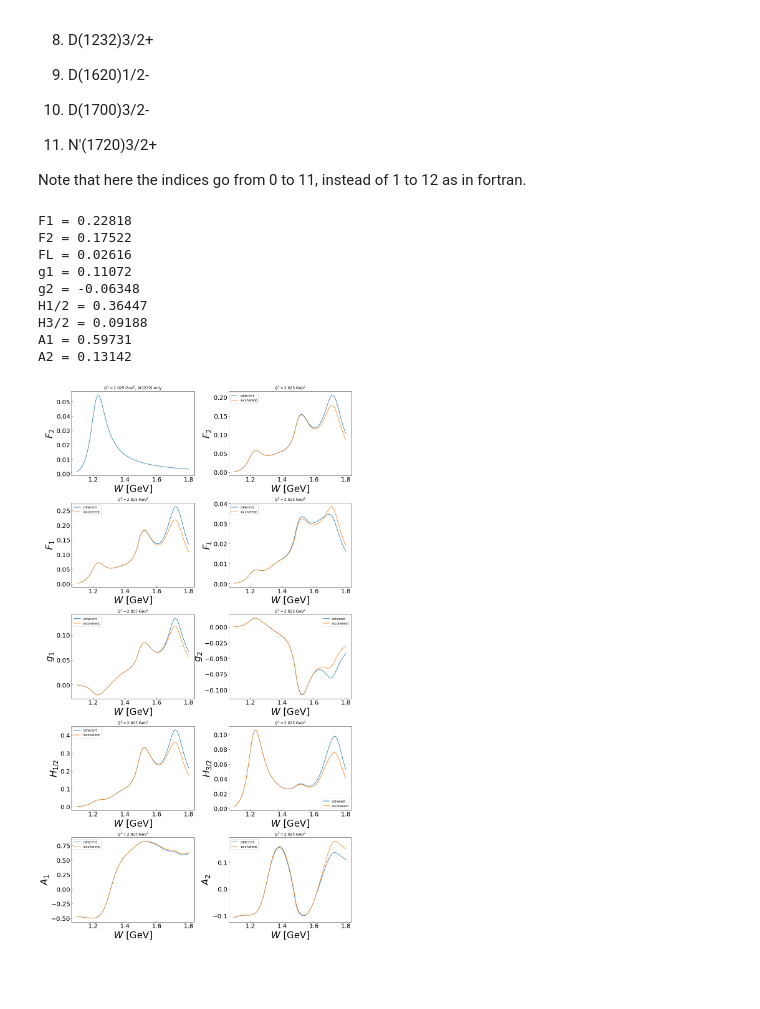
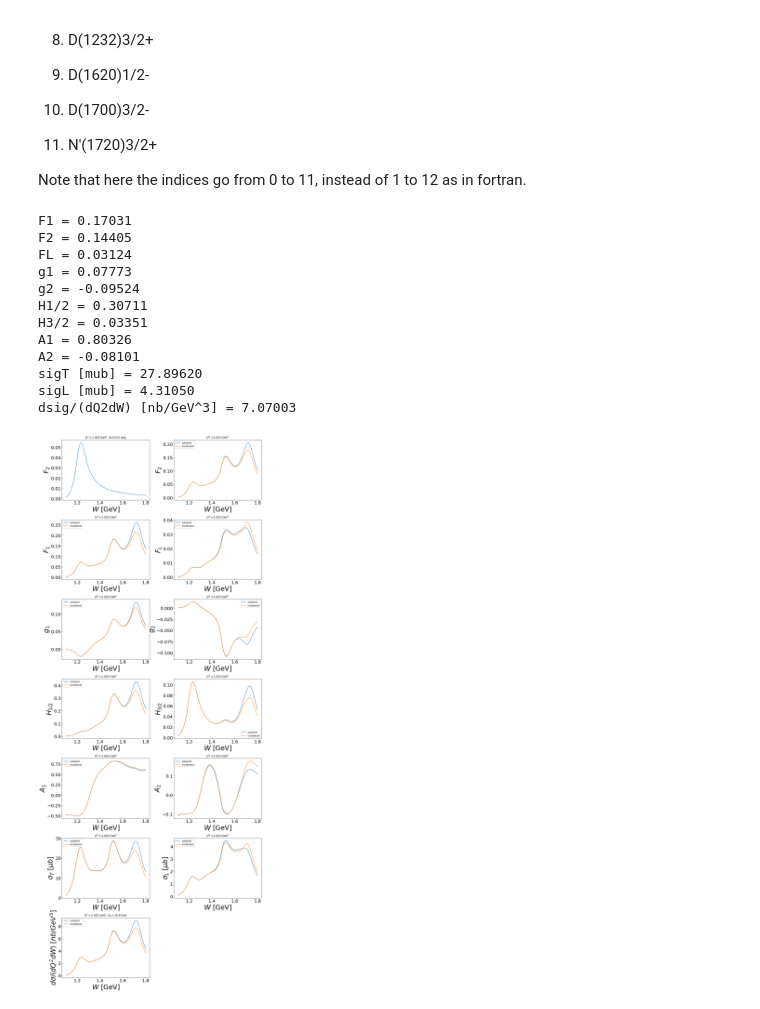
Before and after one commit to astridhillerblin/SFRes, a Jupyter notebook: Python/main.ipynb, the cells around one changed output. Cells and saved outputs as stored; diff of their text form; code cells hidden in the pictures; blank space fills up the shorter version.

```diff
--- a/Python/main.ipynb
+++ b/Python/main.ipynb
@@ -171,6 +173,18 @@ def ppipi(W2):
     else:
         res=np.sqrt((W2-(M+2.*MPI)**2)*(W2-(M-2.*MPI)**2))/(2.*np.sqrt(W2))
     return res
+
+# virtual photon flux and transverse polarization functions
+def eps(W2,Q2,Ebeam):
+    nu=(W2-M**2+Q2)/(2.*M)
+    sin2th=Q2/(4.*Ebeam*(Ebeam-nu))
+    res=1./(1.+2.*(1.+nu**2/Q2)*sin2th/(1.-sin2th))
+    return res
+
+def gamv(W2,Q2,Ebeam):
+    nu=(W2-M**2+Q2)/(2.*M)
+    res=alpha/(4.*np.pi)*np.sqrt(W2)/(Ebeam*M)**2*(W2-M**2)/(Q2*(1.-eps(W2,Q2,Ebeam)))
+    return res
 # %%
 #Here come the actual structure functions. They read in W^2 and Q^2 in GeV^2, and also a list of 12 flags of the type [1,0,0,0,1,0,...] that mark whether single resonances are turned on or off. If all should be on, pass the list where all flags are set to 1. Finally, the last argument turns on interference effects for interf=1 (coherent sum at amplitude level) or it's turned off for interf=0 (sum at cross-section level).
 
@@ -363,6 +392,7 @@ def get_A2(W2,Q2,flags,interf):
 # %%
-Q2user=2.025
-Wuser=1.75
+Q2user=2.
+Wuser=1.5
+Ebuser=10.6
 interf=1
 resar=[1,1,1,1,1,1,1,1,1,1,1,1]
 
@@ -375,25 +405,32 @@ print('H1/2 = %.5f'%get_H12(Wuser**2,Q2user,resar,interf))
 print('H3/2 = %.5f'%get_H32(Wuser**2,Q2user,resar,interf))
 print('A1 = %.5f'%get_A1(Wuser**2,Q2user,resar,interf))
 print('A2 = %.5f'%get_A2(Wuser**2,Q2user,resar,interf))
+print('sigT [mub] = %.5f'%get_sigT(Wuser**2,Q2user,resar,interf))
+print('sigL [mub] = %.5f'%get_sigL(Wuser**2,Q2user,resar,interf))
+print('dsig/(dQ2dW) [nb/GeV^3] = %.5f'%get_dXS(Wuser**2,Q2user,Ebuser,resar,interf))
 # %% [output]
-F1 = 0.22818
-F2 = 0.17522
-FL = 0.02616
-g1 = 0.11072
-g2 = -0.06348
-H1/2 = 0.36447
-H3/2 = 0.09188
-A1 = 0.59731
-A2 = 0.13142
+F1 = 0.17031
+F2 = 0.14405
+FL = 0.03124
+g1 = 0.07773
+g2 = -0.09524
+H1/2 = 0.30711
+H3/2 = 0.03351
+A1 = 0.80326
+A2 = -0.08101
+sigT [mub] = 27.89620
+sigL [mub] = 4.31050
+dsig/(dQ2dW) [nb/GeV^3] = 7.07003
 # %%
 '''
 The following plots some examples.
 '''
-nrows,ncols=5,2
+nrows,ncols=7,2
 fig = py.figure(figsize=(ncols*7,nrows*5))
 
 W=np.linspace(1.1,1.8,100)
 Q2=2.025
+Ebeam=10.6
 
 ax=py.subplot(nrows,ncols,1)
 F2=[get_F2(_**2,Q2,[0,0,0,0,0,0,0,0,1,0,0,0],1.) for _ in W]
@@ -477,31 +514,64 @@ ax.plot(W,incoh,label='incoherent')
 ax.tick_params(axis='both', which='major', labelsize=20,direction='in')
 ax.set_ylabel(r'$H_{3/2}$',size=30)
 ax.set_xlabel(r'$W$ [GeV]',size=30)
 ax.set_title(r'$Q^2=2.025$ GeV$^2$')
 ax.legend()
 
 ax=py.subplot(nrows,ncols,9)
 coher=[get_A1(_**2,Q2,[1,1,1,1,1,1,1,1,1,1,1,1],1.) for _ in W]
 incoh=[get_A1(_**2,Q2,[1,1,1,1,1,1,1,1,1,1,1,1],0.) for _ in W]
 ax.plot(W,coher,label='coherent')
 ax.plot(W,incoh,label='incoherent')
 ax.tick_params(axis='both', which='major', labelsize=20,direction='in')
 ax.set_ylabel(r'$A_1$',size=30)
 ax.set_xlabel(r'$W$ [GeV]',size=30)
 ax.set_title(r'$Q^2=2.025$ GeV$^2$')
 ax.legend()
 
 ax=py.subplot(nrows,ncols,10)
 coher=[get_A2(_**2,Q2,[1,1,1,1,1,1,1,1,1,1,1,1],1.) for _ in W]
 incoh=[get_A2(_**2,Q2,[1,1,1,1,1,1,1,1,1,1,1,1],0.) for _ in W]
 ax.plot(W,coher,label='coherent')
 ax.plot(W,incoh,label='incoherent')
 ax.tick_params(axis='both', which='major', labelsize=20,direction='in')
 ax.set_ylabel(r'$A_2$',size=30)
 ax.set_xlabel(r'$W$ [GeV]',size=30)
 ax.set_title(r'$Q^2=2.025$ GeV$^2$')
 ax.legend()
 
+ax=py.subplot(nrows,ncols,11)
+coher=[get_sigT(_**2,Q2,[1,1,1,1,1,1,1,1,1,1,1,1],1.) for _ in W]
+incoh=[get_sigT(_**2,Q2,[1,1,1,1,1,1,1,1,1,1,1,1],0.) for _ in W]
+ax.plot(W,coher,label='coherent')
+ax.plot(W,incoh,label='incoherent')
+ax.tick_params(axis='both', which='major', labelsize=20,direction='in')
+ax.set_ylabel(r'$\sigma_T~[\mu b]$',size=30)
+ax.set_xlabel(r'$W$ [GeV]',size=30)
+ax.set_title(r'$Q^2=2.025$ GeV$^2$')
+ax.legend()
+
+ax=py.subplot(nrows,ncols,12)
+coher=[get_sigL(_**2,Q2,[1,1,1,1,1,1,1,1,1,1,1,1],1.) for _ in W]
+incoh=[get_sigL(_**2,Q2,[1,1,1,1,1,1,1,1,1,1,1,1],0.) for _ in W]
+ax.plot(W,coher,label='coherent')
+ax.plot(W,incoh,label='incoherent')
+ax.tick_params(axis='both', which='major', labelsize=20,direction='in')
+ax.set_ylabel(r'$\sigma_L~[\mu b]$',size=30)
+ax.set_xlabel(r'$W$ [GeV]',size=30)
+ax.set_title(r'$Q^2=2.025$ GeV$^2$')
+ax.legend()
+
+ax=py.subplot(nrows,ncols,13)
+coher=[get_dXS(_**2,Q2,Ebeam,[1,1,1,1,1,1,1,1,1,1,1,1],1.) for _ in W]
+incoh=[get_dXS(_**2,Q2,Ebeam,[1,1,1,1,1,1,1,1,1,1,1,1],0.) for _ in W]
+ax.plot(W,coher,label='coherent')
+ax.plot(W,incoh,label='incoherent')
+ax.tick_params(axis='both', which='major', labelsize=20,direction='in')
+ax.set_ylabel(r'$d\sigma/(dQ^2dW)~[nb/GeV^3]$',size=30)
+ax.set_xlabel(r'$W$ [GeV]',size=30)
+ax.set_title(r'$Q^2=2.025$ GeV$^2$, $E_b=10.6$ GeV')
+ax.legend()
+
 py.tight_layout()
 # %% [output]
-[figure, old version]
+[figure, new version]
```
Also changed, not shown: parts of 2 cells of this notebook, 1 other file.
